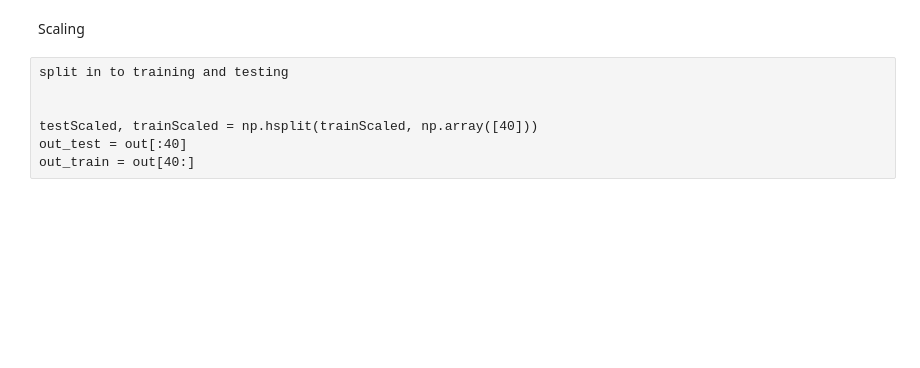
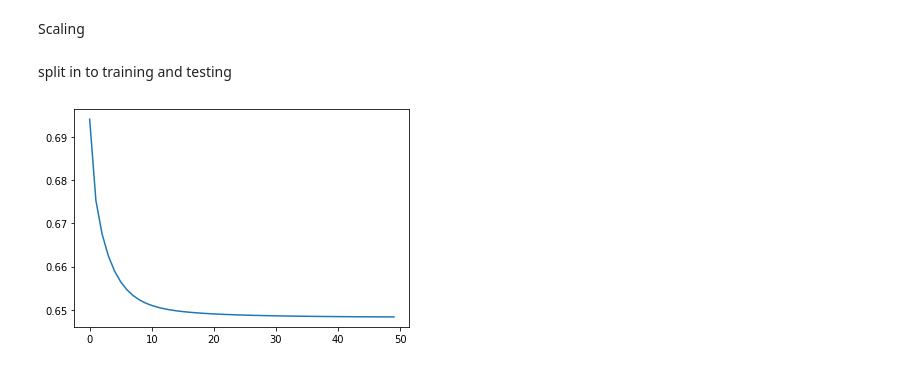
Before and after one commit to ayyappa7/social_networking_Logistic, a Jupyter notebook: logistic-regression/logistic_regression.ipynb, the cells around one changed output. Drawn from its saved outputs; the diff is of its cells as text; code cells hidden in the pictures; blank space fills up the shorter version.

```diff
--- a/logistic-regression/logistic_regression.ipynb
+++ b/logistic-regression/logistic_regression.ipynb
@@ -45,10 +62,15 @@ maxOfRows = np.transpose(np.array([np.max(train, axis=1)]))
 minOfRows = np.transpose(np.array([np.min(train, axis=1)]))
 trainScaled = train - minOfRows
 trainScaled[1:] = trainScaled[1:] / (maxOfRows[1:] - minOfRows[1:])
-# %% [raw]
-split in to training and testing
-
-
-testScaled, trainScaled = np.hsplit(trainScaled, np.array([40]))
-out_test = out[:40]
-out_train = out[40:]
+# %% [markdown]
+split in to training and testing
+# %%
+testScaled, trainScaled = np.hsplit(trainScaled, np.array([40]))
+out_test = out[:40]
+out_train = out[40:]
+# %%
+params = np.array([[0.01, 0.01, 0.01, 0.01]])
+alpha = 0.01
+params = logistic_regression(trainScaled, params, out_train, alpha, 50)
+# %% [output]
+[figure, added]
```
Also changed, not shown: parts of 2 cells of this notebook.
